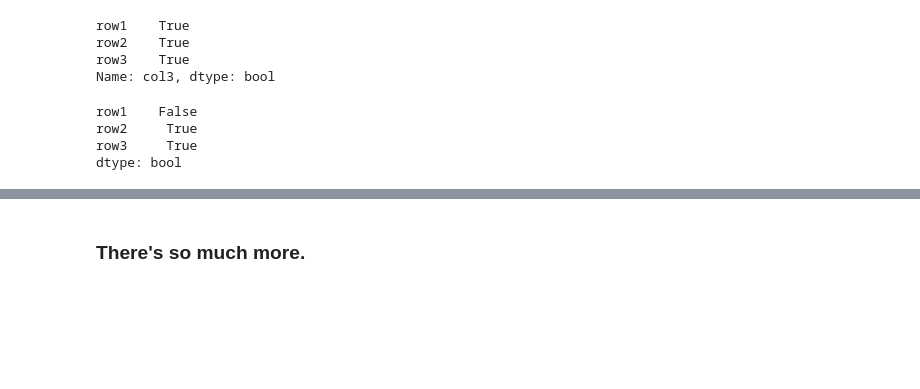
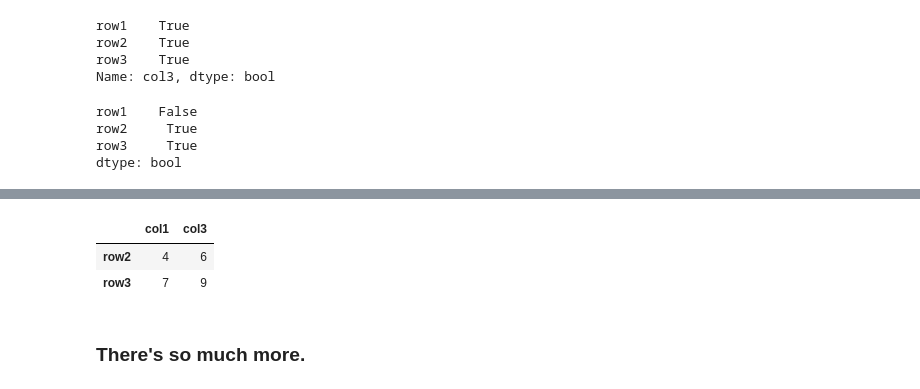
Before and after one commit to LawerenceLee/data-science-pipeline, a Jupyter notebook: (1) Data Types .ipynb, the cells around one changed output, grey strips where cells are left out. Cells and saved outputs as stored; diff of their text form; code cells hidden in the pictures; blank space fills up the shorter version.

```diff
--- a/(1) Data Types .ipynb
+++ b/(1) Data Types .ipynb
@@ -423,3 +460,9 @@ dtype: bool
+# %%
+df.ix[(df['col1'] > 2) & (df['col3'] > 2), ['col1','col3']]
+# %% [output]
+|  | col1 | col3 |
+| row2 | 4 | 6 |
+| row3 | 7 | 9 |
 # %% [markdown]
 ### There's so much more.
 # %% [markdown]
```
Also changed, not shown: parts of 21 cells of this notebook.
